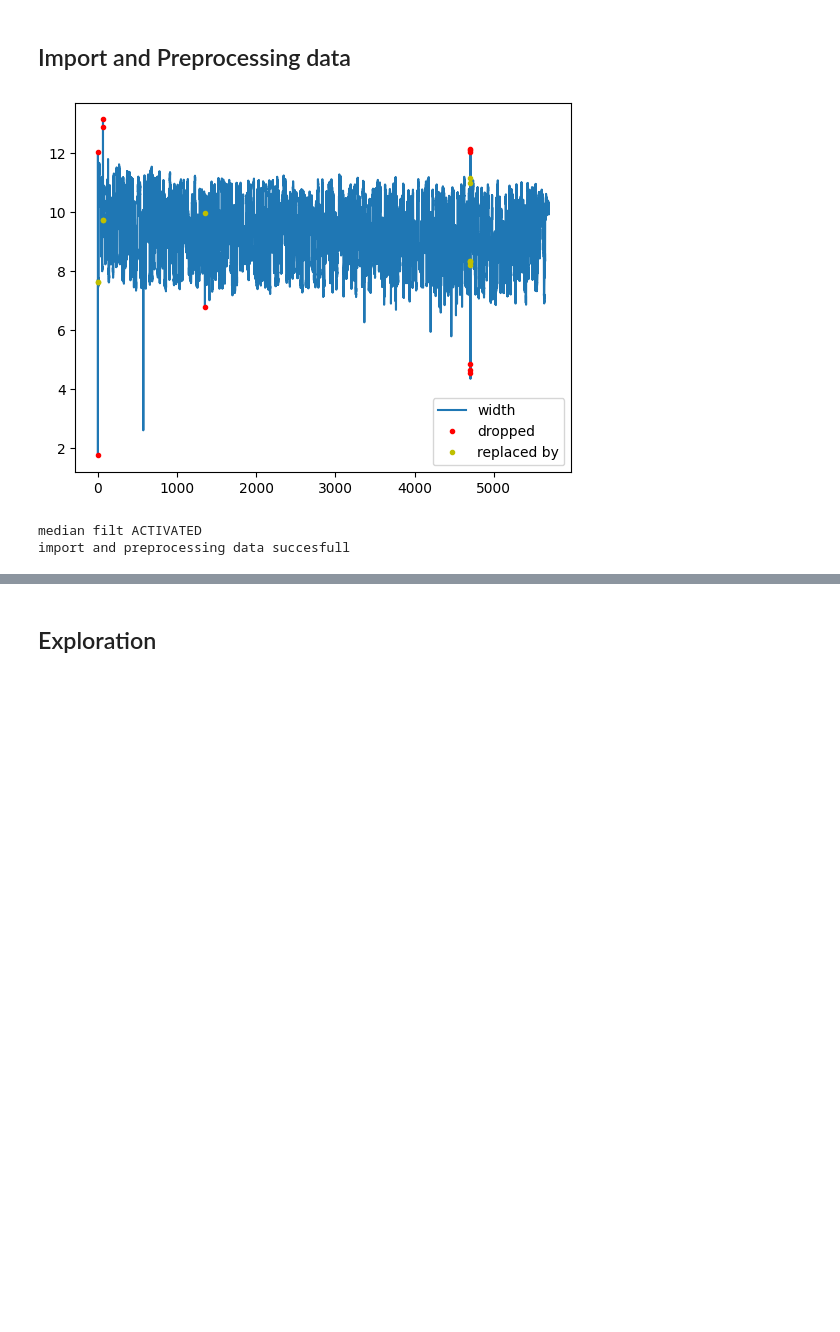
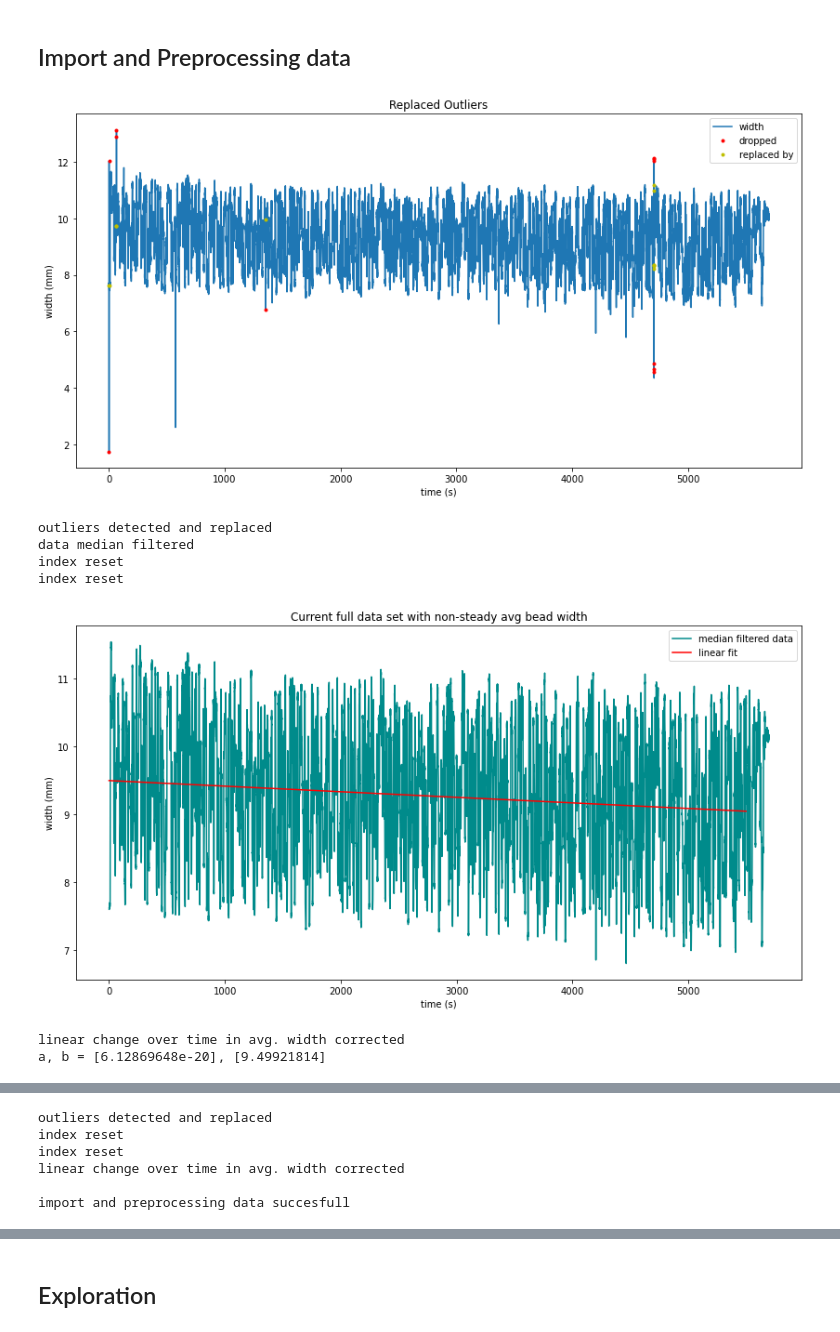
Before and after one commit to joostzaalberg/CEAD_ml, a Jupyter notebook: scripts/petg30gf_groteset_expl.ipynb, the cells around one changed output, grey strips where cells are left out. Drawn from its saved outputs; the diff is of its cells as text; code cells hidden in the pictures; blank space fills up the shorter version.

Commit message:
corrected bead with over time implemented in functions.py

```diff
--- a/scripts/petg30gf_groteset_expl.ipynb
+++ b/scripts/petg30gf_groteset_expl.ipynb
@@ -39,21 +51,29 @@ pd.set_option('display.max_rows', 100)
 pd.set_option('display.min_rows', 50)
 # if reset is required:
 # pd.reset_option('all')
+
+# increasing standard image size
+matplotlib.rcParams['figure.figsize'] = (14, 7)
 # %% [markdown]
 ## Import and Preprocessing data
 # %%
 # Defining import variables, _s stands for small
 loc_s = '../data/petg30gs-2022-11-02.csv'
 start_s = 1667393458.05
 end_s = 1667399157.2
 
 # import, filter, outlier replacement and median filtering on bead_width (mm)
-df_s = import_csv_filt(loc_s, start_s, end_s, plot_outliers=True, outlier_window = 8)
+df_s = import_csv_filt(loc_s, start_s, end_s, plot_outliers=True, plot_correction=True, outlier_window = 8)
 
 df_s_no_filt = import_csv_filt(loc_s, start_s, end_s, median_filt=False, outlier_window = 8)
 
-print('import and preprocessing data succesfull')
+print('\nimport and preprocessing data succesfull')
 # %% [output]
-[figure, old version]
+[figure, new version]
-median filt ACTIVATED
-import and preprocessing data succesfull
+outliers detected and replaced
+data median filtered
+index reset
+index reset
+[figure, added]
+linear change over time in avg. width corrected
+a, b = [6.12869648e-20], [9.49921814]
@@ -60,3 +81,9 @@ import and preprocessing data succesfull
+outliers detected and replaced
+index reset
+index reset
+linear change over time in avg. width corrected
+
+import and preprocessing data succesfull
 # %%
 filter_length = 20
 head_tails = int(filter_length/2)
```
Also changed, not shown: parts of 10 cells of this notebook, 4 other files.
